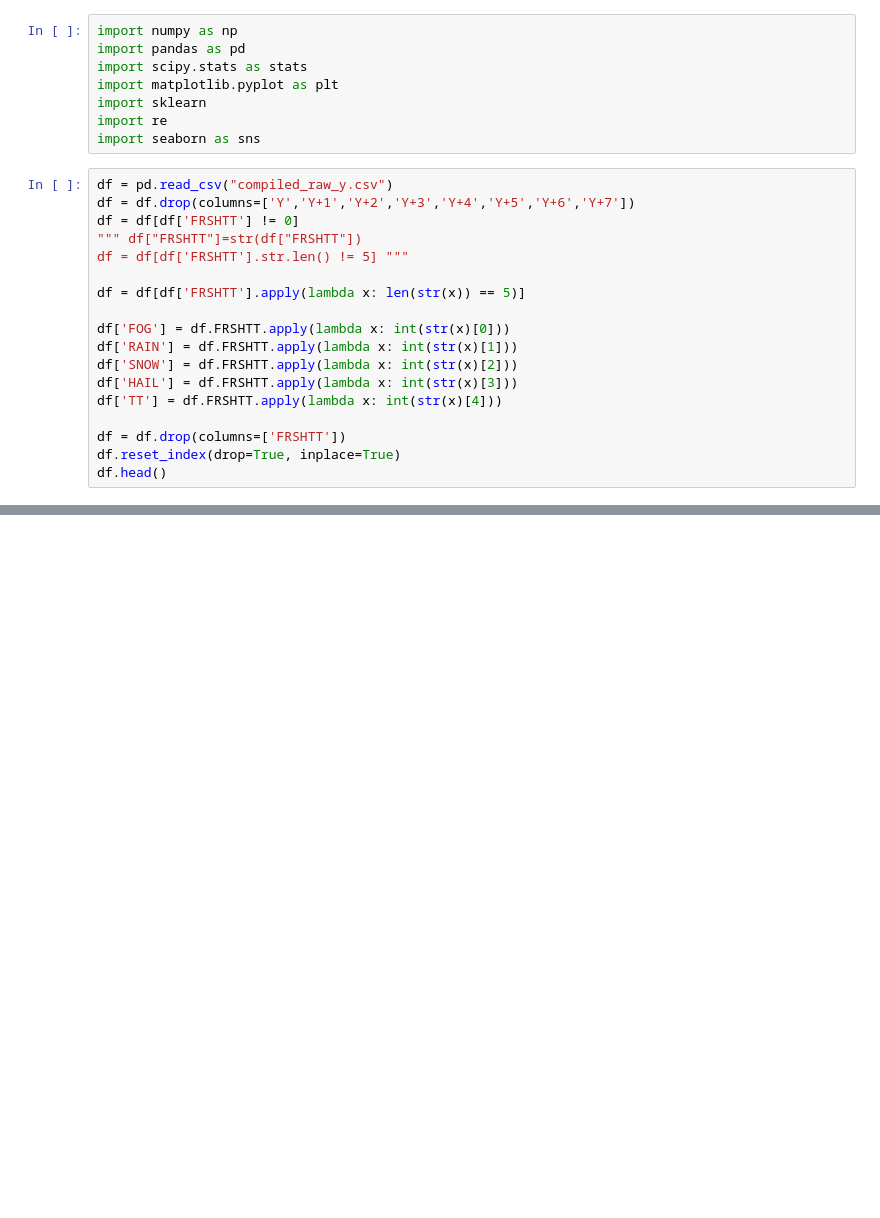
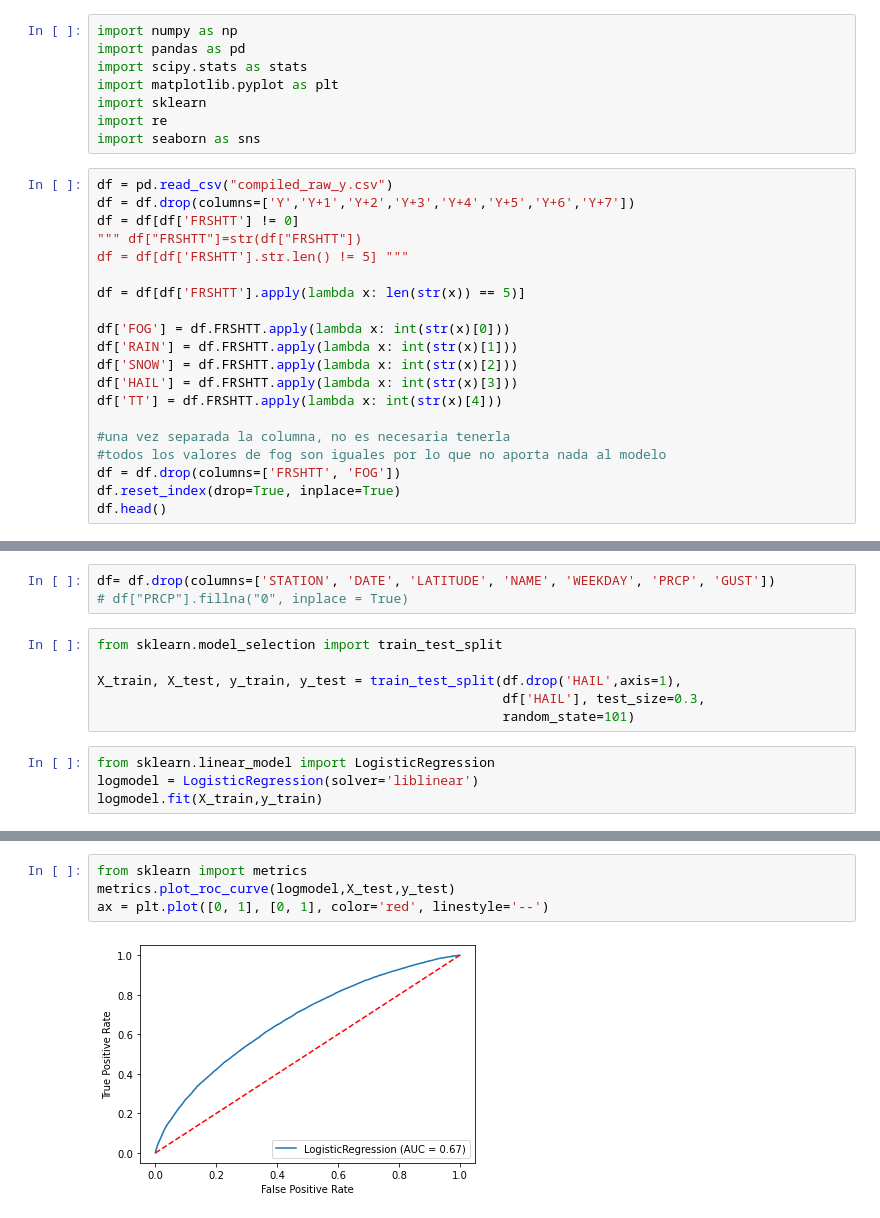
Before and after one commit to nekomaruh/data_science, a Jupyter notebook: NOAA GSOD/proyecto_lluvias.ipynb, the cells around one changed output, grey strips where cells are left out. Saved outputs shown, nothing was run; the diff lists cells and outputs as text; blank space fills up the shorter version.

```diff
--- a/NOAA GSOD/proyecto_lluvias.ipynb
+++ b/NOAA GSOD/proyecto_lluvias.ipynb
@@ -21,7 +21,9 @@ df['SNOW'] = df.FRSHTT.apply(lambda x: int(str(x)[2]))
 df['HAIL'] = df.FRSHTT.apply(lambda x: int(str(x)[3]))
 df['TT'] = df.FRSHTT.apply(lambda x: int(str(x)[4]))
 
-df = df.drop(columns=['FRSHTT'])
+#una vez separada la columna, no es necesaria tenerla
+#todos los valores de fog son iguales por lo que no aporta nada al modelo
+df = df.drop(columns=['FRSHTT', 'FOG'])
 df.reset_index(drop=True, inplace=True)
 df.head()
 # %% [output]
@@ -80,0 +121,13 @@ df.corr()
+# %%
+df= df.drop(columns=['STATION', 'DATE', 'LATITUDE', 'NAME', 'WEEKDAY', 'PRCP', 'GUST'])
+# df["PRCP"].fillna("0", inplace = True)
+# %%
+from sklearn.model_selection import train_test_split
+
+X_train, X_test, y_train, y_test = train_test_split(df.drop('HAIL',axis=1),
+                                                    df['HAIL'], test_size=0.3,
+                                                    random_state=101)
+# %%
+from sklearn.linear_model import LogisticRegression
+logmodel = LogisticRegression(solver='liblinear')
+logmodel.fit(X_train,y_train)
@@ -80,0 +150,6 @@ df.corr()
+# %%
+from sklearn import metrics
+metrics.plot_roc_curve(logmodel,X_test,y_test)
+ax = plt.plot([0, 1], [0, 1], color='red', linestyle='--')
+# %% [output]
+[figure, added]
```
Also changed, not shown: parts of 12 cells of this notebook, 1 other file.
